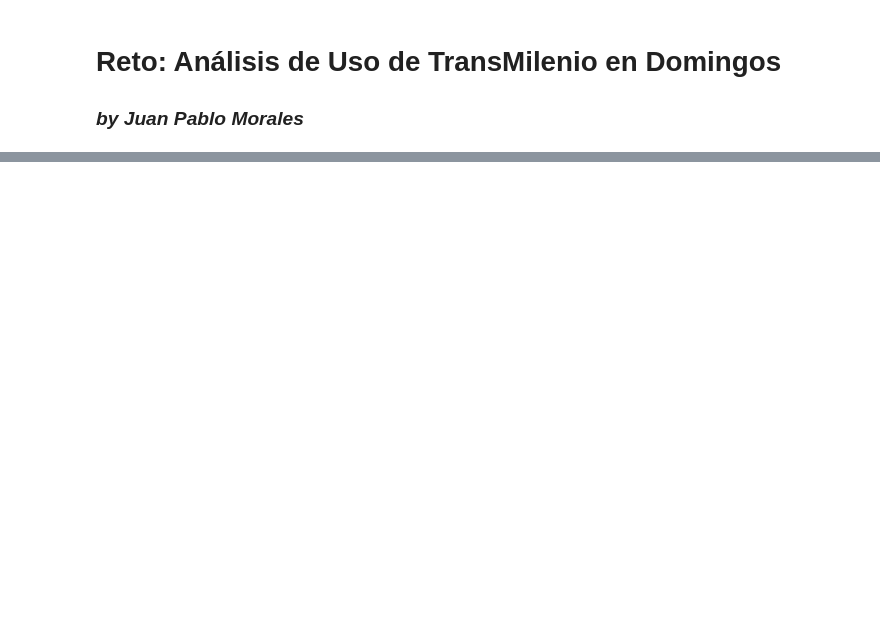
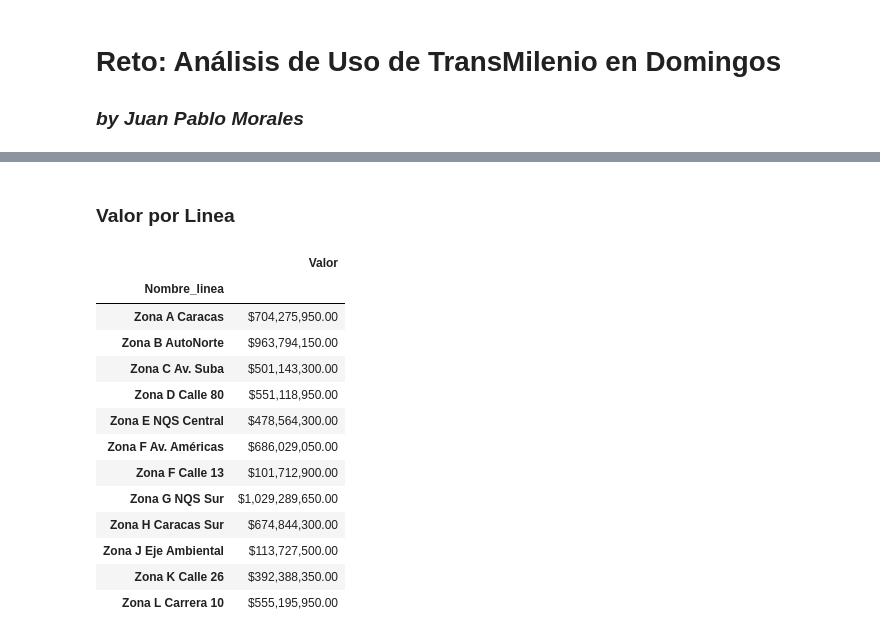
Before and after one commit to Kolozuz/data-analysis-seti-2024, a Jupyter notebook: main.ipynb, the cells around one changed output, grey strips where cells are left out. Cells and saved outputs as stored; diff of their text form; code cells hidden in the pictures; blank space fills up the shorter version.

```diff
--- a/main.ipynb
+++ b/main.ipynb
@@ -175,0 +250,21 @@ op_df.head()
+# %% [markdown]
+### Valor por Linea
+# %%
+summary_by_line = op_df.pivot_table("Valor", index="Nombre_linea", aggfunc="sum", observed=False)
+summary_by_line["Valor"] = summary_by_line["Valor"].apply(to_currency)
+summary_by_line
+# %% [output]
+|  | Valor |
+| Nombre_linea |  |
+| Zona A Caracas | $704,275,950.00 |
+| Zona B AutoNorte | $963,794,150.00 |
+| Zona C Av. Suba | $501,143,300.00 |
+| Zona D Calle 80 | $551,118,950.00 |
+| Zona E NQS Central | $478,564,300.00 |
+| Zona F Av. Américas | $686,029,050.00 |
+| Zona F Calle 13 | $101,712,900.00 |
+| Zona G NQS Sur | $1,029,289,650.00 |
+| Zona H Caracas Sur | $674,844,300.00 |
+| Zona J Eje Ambiental | $113,727,500.00 |
+| Zona K Calle 26 | $392,388,350.00 |
+| Zona L Carrera 10 | $555,195,950.00 |
```
Also changed, not shown: parts of 25 cells of this notebook.
